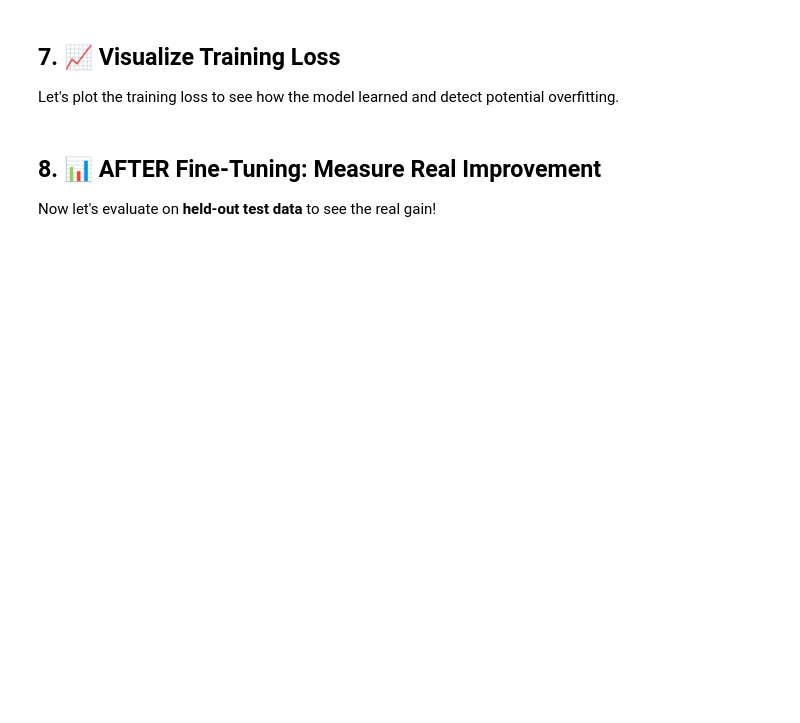
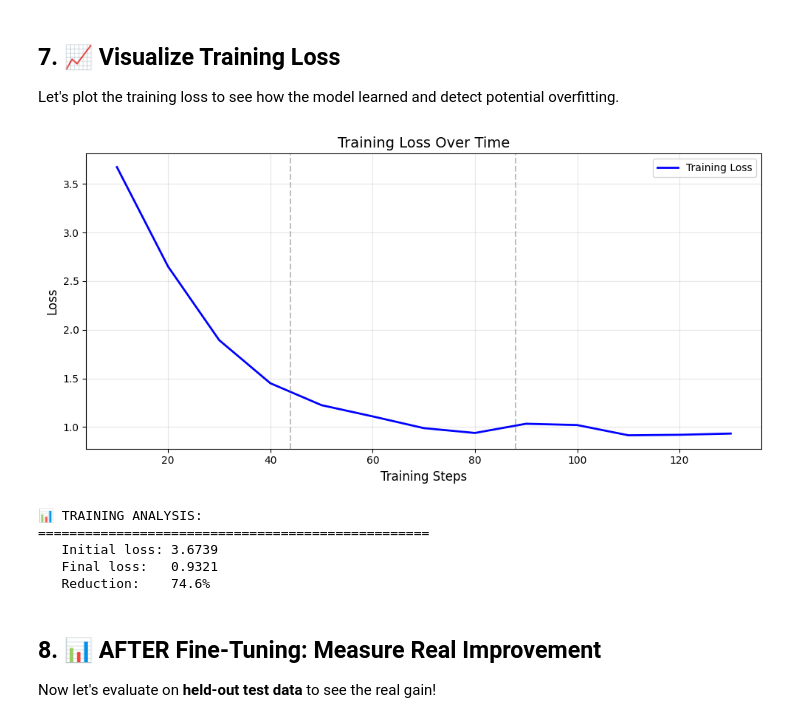
Before and after one commit to dz-web3/DS-Tech-2026spring, a Jupyter notebook: Module8_LLM_Finetuning/LLM_Finetuning.ipynb, the cells around one changed output. Saved outputs shown, nothing was run; the diff lists cells and outputs as text; code cells hidden in the pictures; blank space fills up the shorter version.

Commit message:
update some visualization

```diff
--- a/Module8_LLM_Finetuning/LLM_Finetuning.ipynb
+++ b/Module8_LLM_Finetuning/LLM_Finetuning.ipynb
@@ -320,14 +473,14 @@ metrics_callback = TrainingMetricsCallback()
 
 data_collator = DataCollatorForLanguageModeling(tokenizer=tokenizer, mlm=False)
 
-# Training configuration - 15 epochs
+# Training configuration - 3 epochs
 training_args = TrainingArguments(
     output_dir="./customer_service_qwen",
-    num_train_epochs=15,
+    num_train_epochs=3,
     per_device_train_batch_size=1,
     gradient_accumulation_steps=2,
-    learning_rate=2e-4,
-    logging_steps=5,  # Log every 5 steps
+    learning_rate=5e-5,
+    logging_steps=10,  # Log every 10 steps
     save_strategy="no",
     report_to="none",
     fp16=True,
@@ -361,60 +537,40 @@ import matplotlib.pyplot as plt
 # Plot training loss
 plt.figure(figsize=(10, 5))
 
-plt.subplot(1, 2, 1)
 plt.plot(metrics_callback.steps, metrics_callback.training_loss, 'b-', linewidth=2, label='Training Loss')
 plt.xlabel('Training Steps', fontsize=12)
 plt.ylabel('Loss', fontsize=12)
 plt.title('Training Loss Over Time', fontsize=14)
 plt.legend()
 plt.grid(True, alpha=0.3)
 
 # Add epoch markers
 steps_per_epoch = len(tokenized_dataset) // (training_args.per_device_train_batch_size * training_args.gradient_accumulation_steps)
 if steps_per_epoch > 0:
     for epoch in range(1, int(training_args.num_train_epochs) + 1):
         epoch_step = epoch * steps_per_epoch
         if epoch_step <= max(metrics_callback.steps):
             plt.axvline(x=epoch_step, color='gray', linestyle='--', alpha=0.5)
 
-# Plot smoothed loss (moving average)
-plt.subplot(1, 2, 2)
-window_size = min(5, len(metrics_callback.training_loss))
-if window_size > 1:
-    smoothed_loss = [sum(metrics_callback.training_loss[max(0,i-window_size):i+1])/min(i+1, window_size)
-                    for i in range(len(metrics_callback.training_loss))]
-    plt.plot(metrics_callback.steps, smoothed_loss, 'r-', linewidth=2, label='Smoothed Loss')
-else:
-    plt.plot(metrics_callback.steps, metrics_callback.training_loss, 'r-', linewidth=2, label='Training Loss')
-plt.xlabel('Training Steps', fontsize=12)
-plt.ylabel('Loss (Smoothed)', fontsize=12)
-plt.title('Smoothed Training Loss', fontsize=14)
-plt.legend()
-plt.grid(True, alpha=0.3)
-
 plt.tight_layout()
 plt.show()
 
 # Print analysis
 print("\n📊 TRAINING ANALYSIS:")
 print("="*50)
 if len(metrics_callback.training_loss) >= 2:
     initial_loss = metrics_callback.training_loss[0]
     final_loss = metrics_callback.training_loss[-1]
     print(f"   Initial loss: {initial_loss:.4f}")
     print(f"   Final loss:   {final_loss:.4f}")
     print(f"   Reduction:    {(initial_loss - final_loss) / initial_loss * 100:.1f}%")
-
-    # Check for overfitting signs
-    mid_point = len(metrics_callback.training_loss) // 2
-    first_half_avg = sum(metrics_callback.training_loss[:mid_point]) / mid_point if mid_point > 0 else 0
-    second_half_avg = sum(metrics_callback.training_loss[mid_point:]) / (len(metrics_callback.training_loss) - mid_point)
-
-    if second_half_avg < first_half_avg * 0.5:
-        print("\n   ⚠️ Loss is very low - watch for overfitting!")
-        print("   Consider: fewer epochs, more regularization, or more data.")
-    else:
-        print("\n   ✅ Training looks healthy - loss is decreasing steadily.")
+# %% [output]
+[figure, added]
+📊 TRAINING ANALYSIS:
+==================================================
+   Initial loss: 3.6739
+   Final loss:   0.9321
+   Reduction:    74.6%
 # %% [markdown]
 ## 8. 📊 AFTER Fine-Tuning: Measure Real Improvement
 
```
Also changed, not shown: parts of 15 cells of this notebook.
